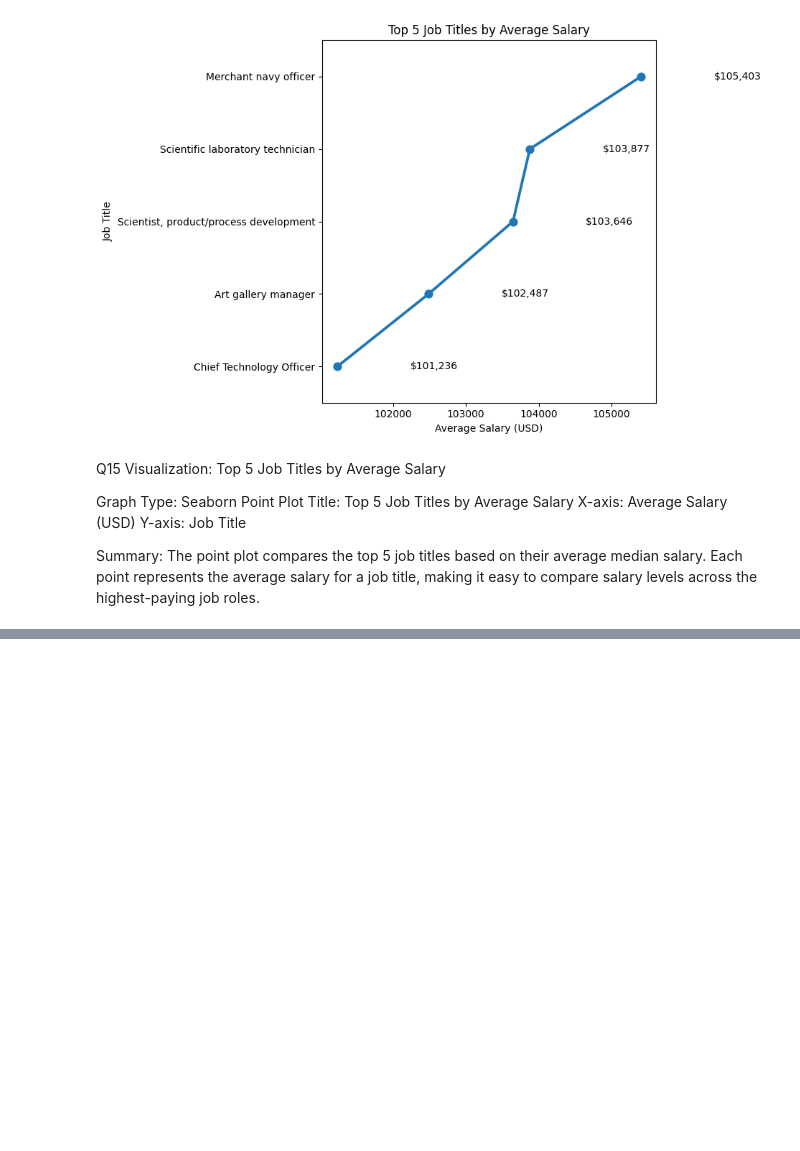
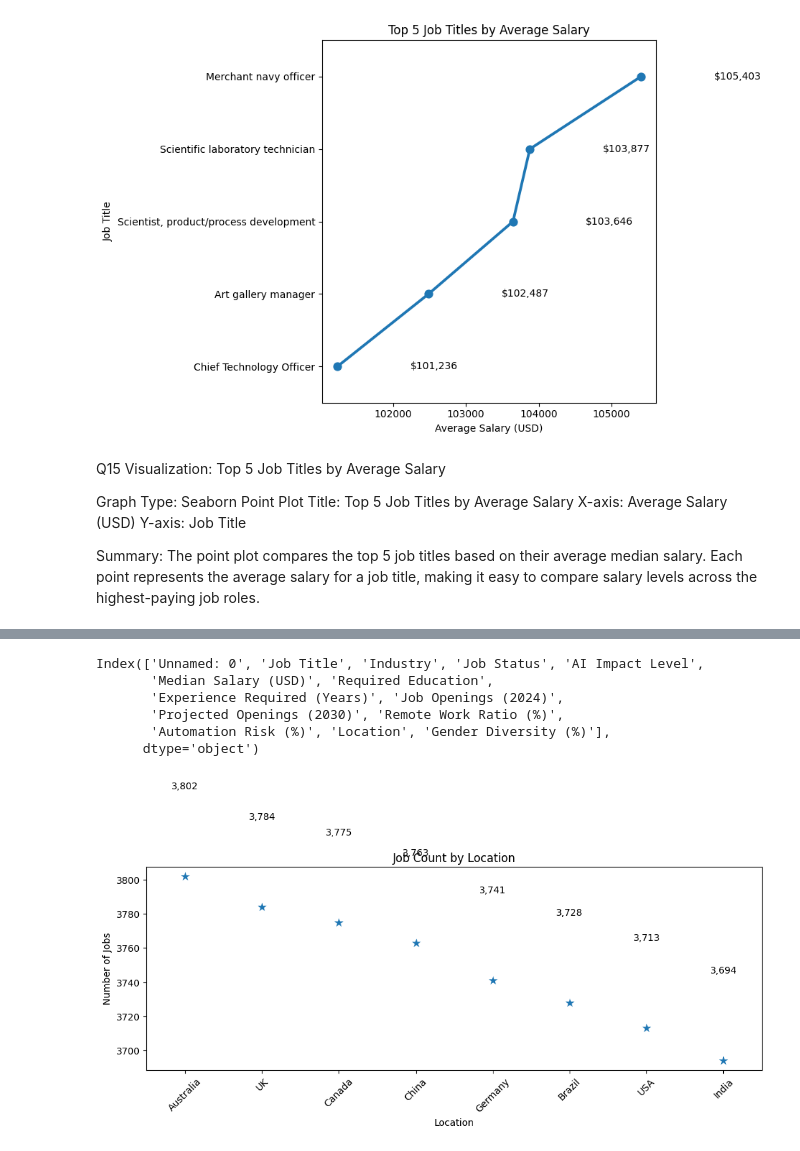
Before and after one commit to AJ0043/AI-Future-of-Jobs-Intelligence-Platform, a Jupyter notebook: AI_Adoption_&_Growth_Analysis.ipynb, the cells around one changed output, grey strips where cells are left out. Saved outputs shown, nothing was run; the diff lists cells and outputs as text; code cells hidden in the pictures; blank space fills up the shorter version.

```diff
--- a/AI_Adoption_&_Growth_Analysis.ipynb
+++ b/AI_Adoption_&_Growth_Analysis.ipynb
@@ -3461,3 +3461,15 @@ Y-axis: Job Title
 
 Summary:
 The point plot compares the top 5 job titles based on their average median salary. Each point represents the average salary for a job title, making it easy to compare salary levels across the highest-paying job roles.
+# %%
+# Q16: Find the number of jobs in each Location, showing only locations with more than 2,000 jobs.
+location_jobs = pd.read_sql(
+    """
+    SELECT Location, COUNT(*) AS Job_Count
+    FROM jobs
+    GROUP BY Location
+    HAVING job_count > 2000
+    ORDER BY Job_Count DESC
+    """,
+    engine
+)
@@ -3463,0 +3488,40 @@ The point plot compares the top 5 job titles based on their average median salar
+# %%
+EDA_ai_data.columns
+# %% [output]
+Index(['Unnamed: 0', 'Job Title', 'Industry', 'Job Status', 'AI Impact Level',
+       'Median Salary (USD)', 'Required Education',
+       'Experience Required (Years)', 'Job Openings (2024)',
+       'Projected Openings (2030)', 'Remote Work Ratio (%)',
+       'Automation Risk (%)', 'Location', 'Gender Diversity (%)'],
+      dtype='object')
+# %%
+plt.figure(figsize=(10, 6))
+
+sns.stripplot(
+    data=location_jobs,
+    x="Location",
+    y="Job_Count",
+    marker="*",
+    size=10
+)
+
+plt.xlabel("Location")
+plt.ylabel("Number of Jobs")
+plt.title("Job Count by Location")
+
+# Labels
+for i, value in enumerate(location_jobs["Job_Count"]):
+    plt.text(
+        i,
+        value + 50,
+        f"{value:,}",
+        ha="center",
+        va="bottom"
+    )
+
+plt.xticks(rotation=45)
+
+plt.tight_layout()
+plt.show()
+# %% [output]
+[figure, added]
```
Also changed, not shown: parts of 4 cells of this notebook.
